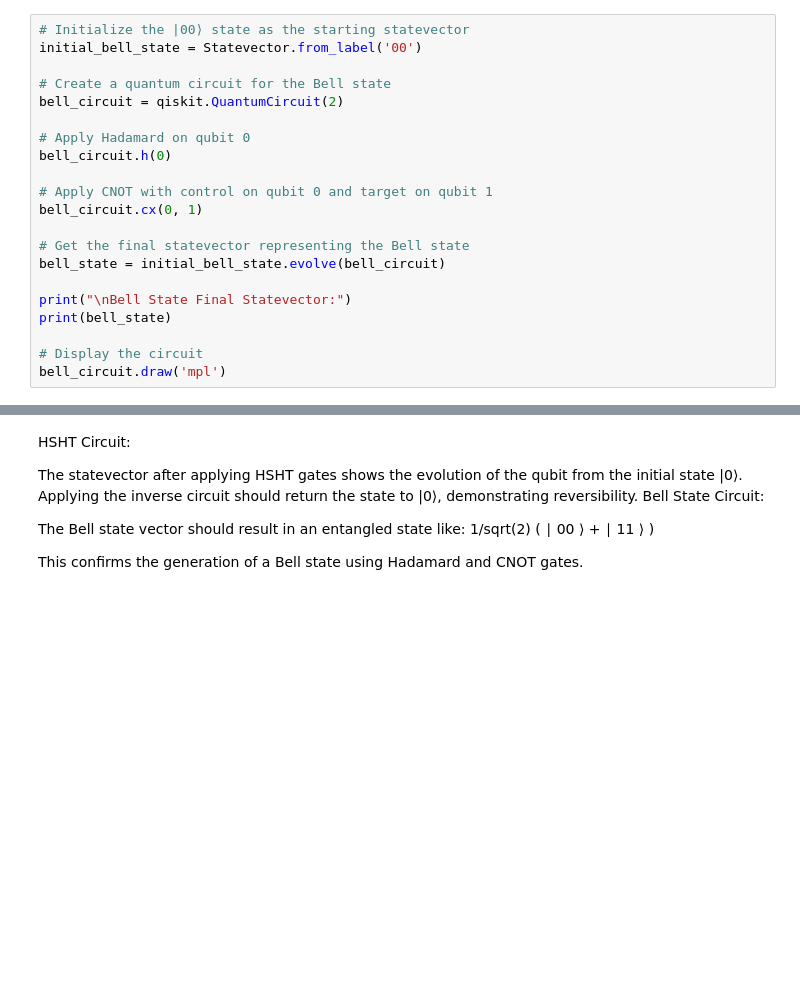
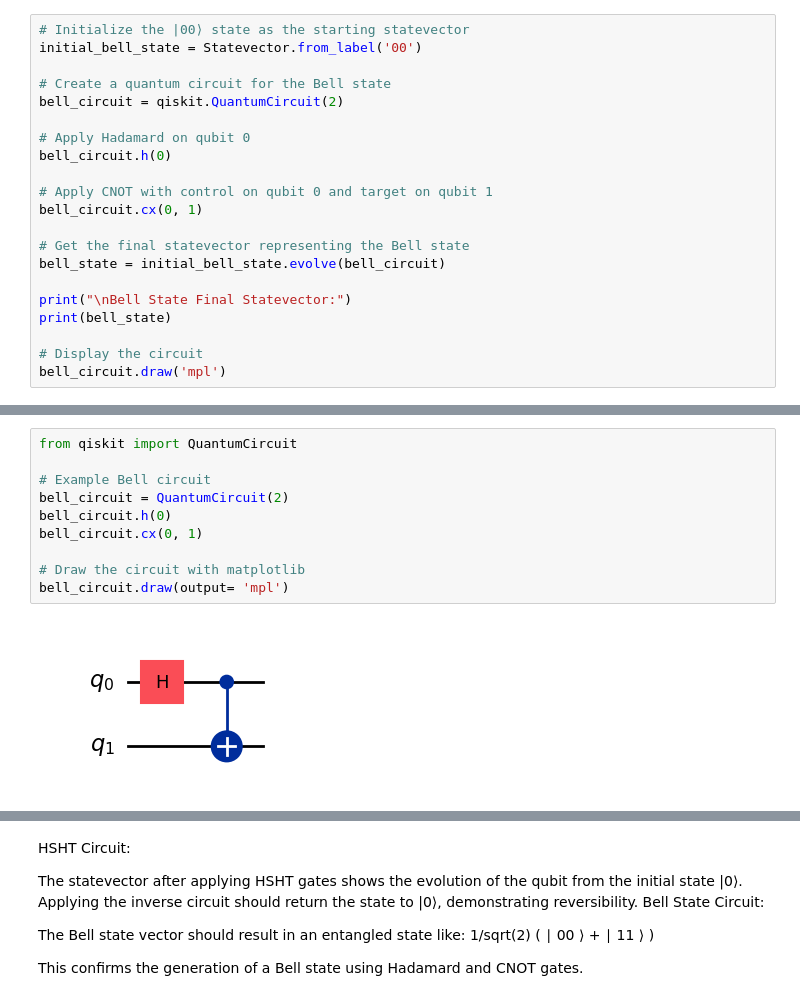
Before and after one commit to Sowmya-2348562/Quantum-Computing, a Jupyter notebook: 2348562_QC_Lab4.ipynb, the cells around one changed output, grey strips where cells are left out. Drawn from its saved outputs; the diff is of its cells as text; blank space fills up the shorter version.

```diff
--- a/2348562_QC_Lab4.ipynb
+++ b/2348562_QC_Lab4.ipynb
@@ -99,0 +357,12 @@ bell_circuit.draw('mpl')
+# %%
+from qiskit import QuantumCircuit
+
+# Example Bell circuit
+bell_circuit = QuantumCircuit(2)
+bell_circuit.h(0)
+bell_circuit.cx(0, 1)
+
+# Draw the circuit with matplotlib
+bell_circuit.draw(output= 'mpl')
+# %% [output]
+[figure, added]
```
Also changed, not shown: parts of 22 cells of this notebook.
